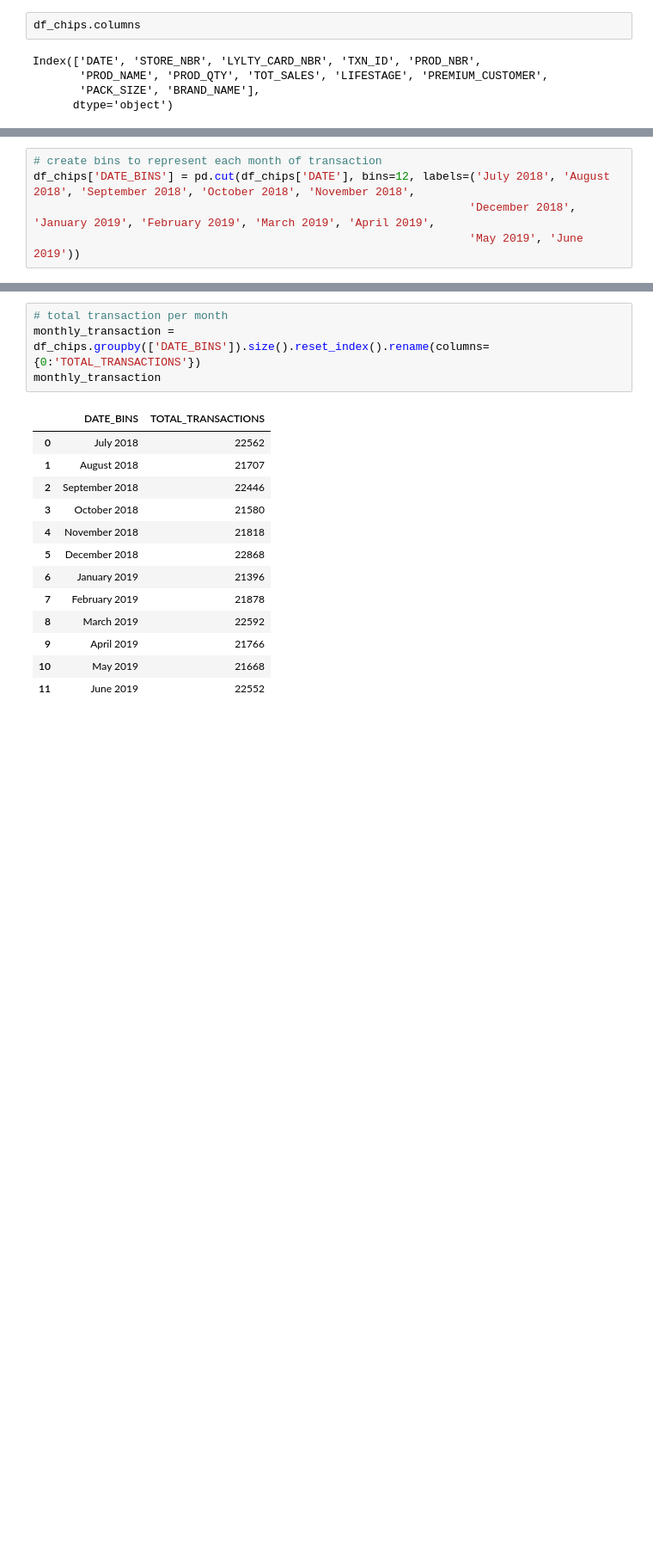
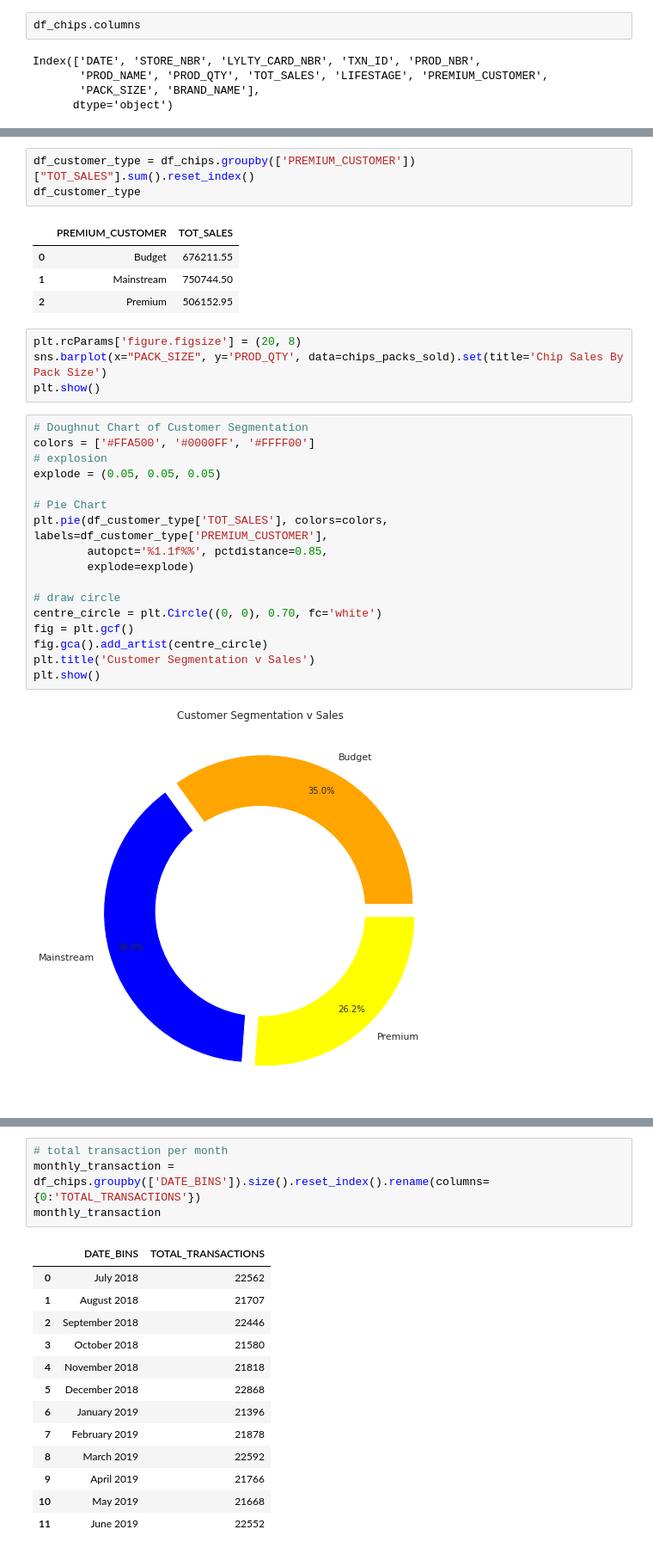
Before and after one commit to wa-le/Quantium-Forage-Virtual-Internship, a Jupyter notebook: my_quantium_vi.ipynb, the cells around one changed output, grey strips where cells are left out. Shown at 86% size. Saved outputs shown, nothing was run; the diff lists cells and outputs as text; blank space fills up the shorter version.

```diff
--- a/my_quantium_vi.ipynb
+++ b/my_quantium_vi.ipynb
@@ -571,5 +568,31 @@ Timestamp('2019-06-30 00:00:00')
-# %%
-# create bins to represent each month of transaction
-df_chips['DATE_BINS'] = pd.cut(df_chips['DATE'], bins=12, labels=('July 2018', 'August 2018', 'September 2018', 'October 2018', 'November 2018',
-                                                                 'December 2018', 'January 2019', 'February 2019', 'March 2019', 'April 2019',
-                                                                 'May 2019', 'June 2019'))
+# %%
+df_customer_type = df_chips.groupby(['PREMIUM_CUSTOMER'])["TOT_SALES"].sum().reset_index()
+df_customer_type
+# %% [output]
+|  | PREMIUM_CUSTOMER | TOT_SALES |
+| 0 | Budget | 676211.55 |
+| 1 | Mainstream | 750744.50 |
+| 2 | Premium | 506152.95 |
+# %%
+plt.rcParams['figure.figsize'] = (20, 8)
+sns.barplot(x="PACK_SIZE", y='PROD_QTY', data=chips_packs_sold).set(title='Chip Sales By Pack Size')
+plt.show()
+# %%
+# Doughnut Chart of Customer Segmentation
+colors = ['#FFA500', '#0000FF', '#FFFF00']
+# explosion
+explode = (0.05, 0.05, 0.05)
+
+# Pie Chart
+plt.pie(df_customer_type['TOT_SALES'], colors=colors, labels=df_customer_type['PREMIUM_CUSTOMER'],
+        autopct='%1.1f%%', pctdistance=0.85,
+        explode=explode)
+
+# draw circle
+centre_circle = plt.Circle((0, 0), 0.70, fc='white')
+fig = plt.gcf()
+fig.gca().add_artist(centre_circle)
+plt.title('Customer Segmentation v Sales')
+plt.show()
+# %% [output]
+[figure, added]
```
Also changed, not shown: parts of 12 cells of this notebook.
